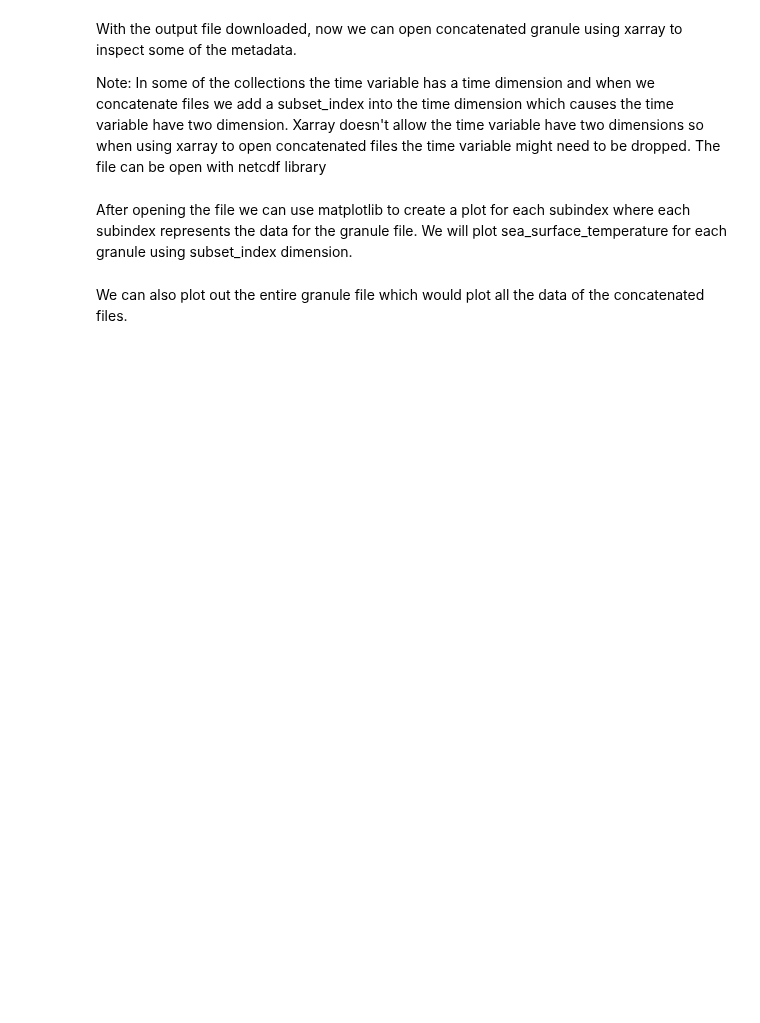
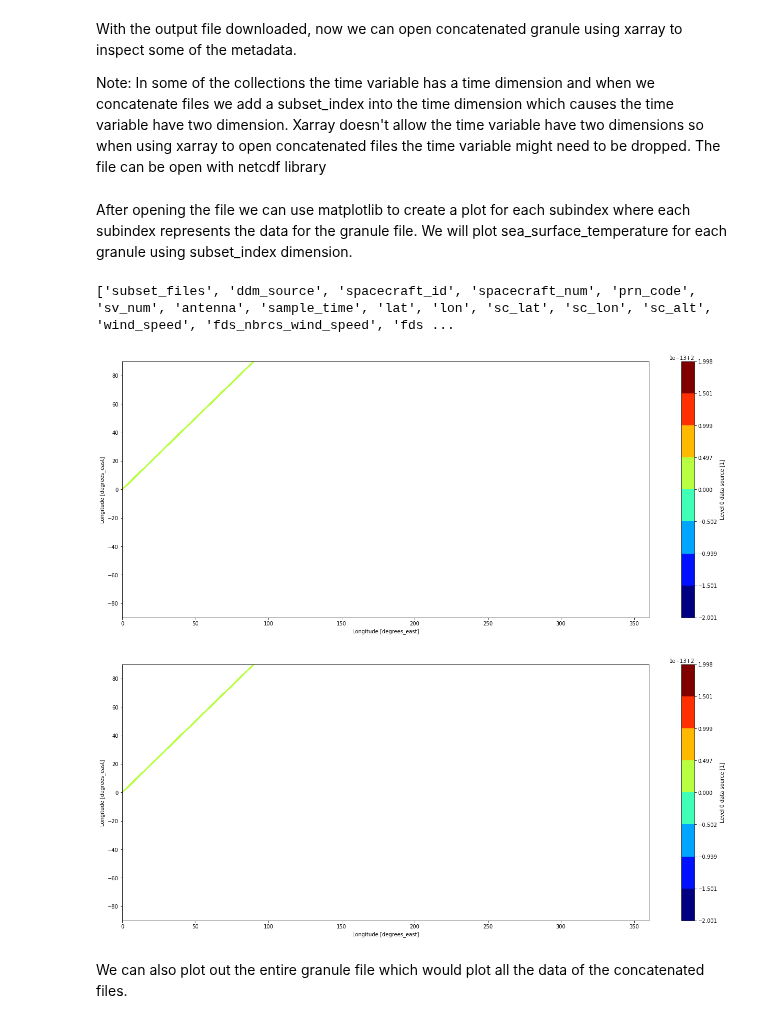
Before and after one commit to podaac/concise, a Jupyter notebook: jupyter_notebooks/harmony_concise_api_test.ipynb, the cells around one changed output. Drawn from its saved outputs; the diff is of its cells as text; code cells hidden in the pictures; blank space fills up the shorter version.

```diff
--- a/jupyter_notebooks/harmony_concise_api_test.ipynb
+++ b/jupyter_notebooks/harmony_concise_api_test.ipynb
@@ -29,7 +29,7 @@ import matplotlib.pyplot as plt
 # %% [markdown]
 Set up collection to run concise and how many granules to concatenate
 # %%
-collection_id = 'C1940473819-POCLOUD'
+collection_id = 'C2205121485-POCLOUD'
 max_results = 2
 venue = "OPS"
 # %% [markdown]
@@ -129,48 +134,78 @@ assert len(ds.coords['subset_index']) == max_results
 # %% [markdown]
 After opening the file we can use matplotlib to create a plot for each subindex where each subindex represents the data for the granule file. We will plot sea_surface_temperature for each granule using subset_index dimension.
 # %%
-variable = None
-variables = list(ds.variables)
+for group in groups:
 
-for v in variables:
-    if v not in ['subset_files', 'lat', 'lon', 'latitude', 'longitude', 'beam_clat', 'beam_clon']:
-        variable = v
-        break;
+    try:
+        ds = xr.open_dataset(filename, group=group, decode_times=False)
+    except xr.core.variable.MissingDimensionsError:
+        ds = xr.open_dataset(filename, group=group, decode_times=False, drop_variables=drop_variables)
 
-if "lon" in variables:
-    x = "lon"
-elif "longitude" in variables:
-    x = "longitude"
-elif "beam_clon" in variables:
-    x = "beam_clon"
-elif "sp_lon" in variables:
-    x = "sp_lon"
+    assert len(ds.coords['subset_index']) == max_results
 
-if "lat" in variables:
-    y = "lon"
-elif "latitude" in variables:
-    y = "longitude"
-elif "beam_clat" in variables:
-    y = "beam_clat"
-elif "sp_lat" in variables:
-    y = "sp_lat"
+    variable = None
+    variables = list(ds.variables)
+    print(variables)
+
+    for v in variables:
+        if v not in ['subset_files', 'lat', 'lon', 'latitude', 'longitude', 'beam_clat', 'beam_clon']:
+            variable = v
+            break;
+
+    if "lon" in variables:
+        x = "lon"
+    elif "longitude" in variables:
+        x = "longitude"
+    elif "beam_clon" in variables:
+        x = "beam_clon"
+    elif "sp_lon" in variables:
+        x = "sp_lon"
+    elif "cellon" in variables:
+        x = "cellon"
+    else:
+        x = None
+
+    if "lat" in variables:
+        y = "lon"
+    elif "latitude" in variables:
+        y = "longitude"
+    elif "beam_clat" in variables:
+        y = "beam_clat"
+    elif "sp_lat" in variables:
+        y = "sp_lat"
+    elif "cellat" in variables:
+        y = "cellat"
+    else:
+        y = None
+
+    if y is not None and x is not None:
+        break
+
+    ds.close()
+
+if x is None or y is None:
+    raise Exception("Lon and Lat variables are not found")
 
 for index in range(0, max_results):
 
     ds.isel(subset_index=index).plot.scatter(
         y=y,
         x=x,
         hue=variable,
         s=1,
         levels=9,
         cmap="jet",
         aspect=2.5,
         size=9
     )
 
     plt.xlim(  0., 360.)
     plt.ylim(-90.,  90.)
     plt.show()
+# %% [output]
+['subset_files', 'ddm_source', 'spacecraft_id', 'spacecraft_num', 'prn_code', 'sv_num', 'antenna', 'sample_time', 'lat', 'lon', 'sc_lat', 'sc_lon', 'sc_alt', 'wind_speed', 'fds_nbrcs_wind_speed', 'fds ...
+[figure, added]
+[figure, added]
 # %% [markdown]
 We can also plot out the entire granule file which would plot all the data of the concatenated files.
 # %%
```
Also changed, not shown: parts of 6 cells of this notebook, 1 other file.
